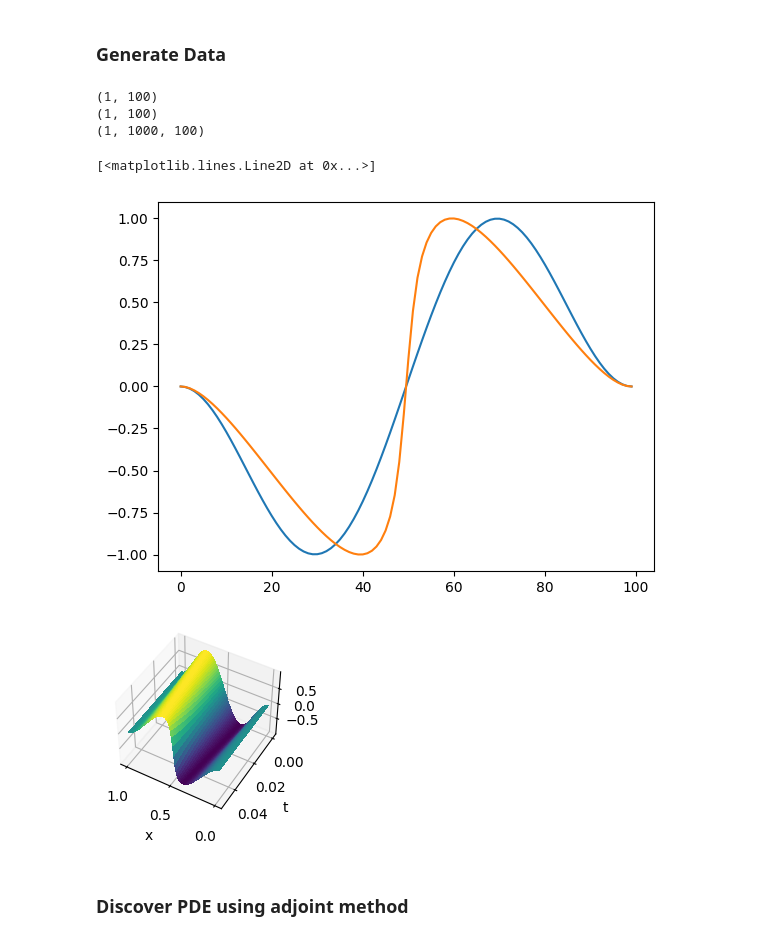
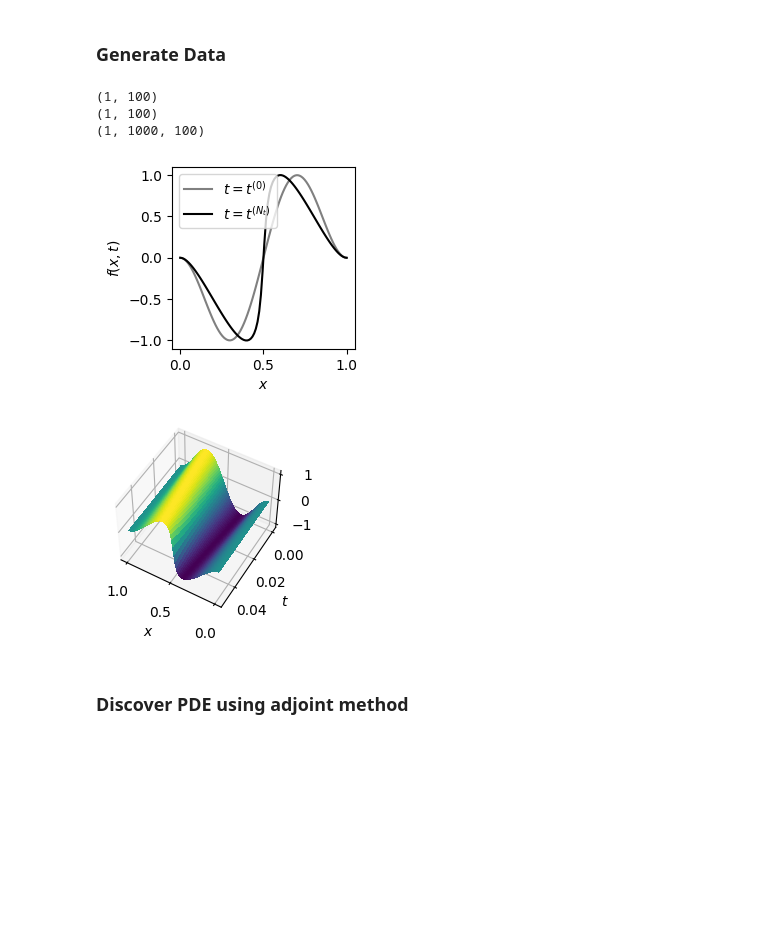
Before and after one commit to mohsensadr/DiscoverPDEAdjoint, a Jupyter notebook: DiscoverPDEsAdjointMethod.ipynb, the cells around one changed output. Saved outputs shown, nothing was run; the diff lists cells and outputs as text; code cells hidden in the pictures; blank space fills up the shorter version.

```diff
--- a/DiscoverPDEsAdjointMethod.ipynb
+++ b/DiscoverPDEsAdjointMethod.ipynb
@@ -375,37 +562,43 @@ def burger_equation(A_m, f0_m, dx_m, dt_m, Nt_m):
     return f_m
 
 L = 1.0  # Length of the domain
 Nx = 100  # Number of spatial grid points
 A_ex = -1.0  # Advection coefficient
 
 dx = L/Nx
 dt = dt_cfl(dx, A_ex)
 Nt = 1000
 T = dt*Nt
 
 # Initial condition
 x =  np.linspace(0, L, Nx)
 f0 = 5.*np.sin(2.* np.pi * x)*x*(x-L)
 fs = burger_equation(A_ex, f0, dx, dt, Nt)
 
 dx = np.array([dx])
 x = np.array([x])
 f0 = np.array([f0])
 fs = np.array([fs])
 
 fs0 = fs.copy()
 
 print(x.shape)
 print(f0.shape)
 print(fs.shape)
-plt.plot(fs[0,0,:])
-plt.plot(fs[0,-1,:])
+
+fig = plt.figure(figsize=(size*cm, size*cm))
+plt.xlabel(r'$x$')
+plt.ylabel(r'$f(x,t)$')
+plt.plot(x[0],fs[0,0,:], color="grey", label=r"$t=t^{(0)}$")
+plt.plot(x[0],fs[0,-1,:], color="black", label=r"$t=t^{(N_t)}$")
+plt.legend()
+
+plt.savefig("data_BurgersEq_t0tf"+".pdf",format='pdf', bbox_inches="tight", dpi=300)
 # %% [output]
 (1, 100)
 (1, 100)
 (1, 1000, 100)
-[<matplotlib.lines.Line2D at 0x...>]
-[figure, old version]
+[figure, new version]
 # %%
 import matplotlib.pyplot as plt
 from mpl_toolkits.mplot3d import Axes3D
@@ -416,12 +609,15 @@ X, T = np.meshgrid(x[0], ts[0])
 fig = plt.figure(figsize=(size*cm, size*cm))
 ax = fig.add_subplot(111, projection='3d')
 surf = ax.plot_surface(X, T, fs[0,:,:], rstride=1, cstride=1, cmap='viridis', linewidth=0, antialiased=False)
-ax.view_init(elev=45, azim=120)
-plt.xlabel('x')
-plt.ylabel('t')
-plt.savefig("data_BurgersEq"+".pdf",format='pdf', bbox_inches="tight", dpi=300)
+ax.view_init(elev=50, azim=120)
+ax.zaxis.set_rotate_label(False)
+ax.set_zlim([-1.1,1.1])
+ax.set_xlabel(r'$x$')
+ax.set_ylabel(r'$t$')
+ax.set_zlabel(r'$f$', rotation = 0)
+plt.savefig("data_BurgersEq"+".pdf",format='pdf', dpi=300, bbox_inches="tight")
 # %% [output]
-[figure, old version]
+[figure, new version]
 # %% [markdown]
 ### Discover PDE using adjoint method
 # %%
```
Also changed, not shown: parts of 36 cells of this notebook.
